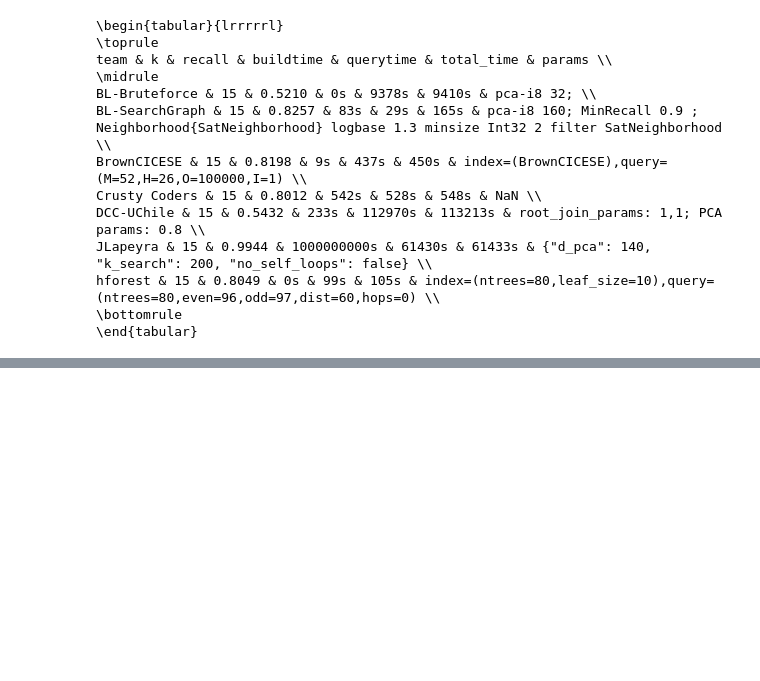
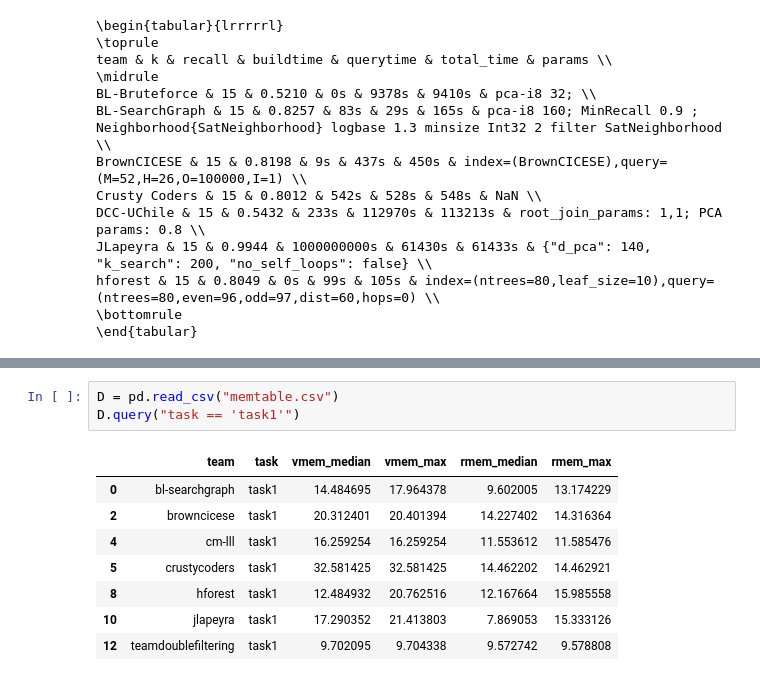
Before and after one commit to sisap-challenges/challenge2025, a Jupyter notebook: results.ipynb, the cells around one changed output, grey strips where cells are left out. Cells and saved outputs as stored; diff of their text form; blank space fills up the shorter version.

Commit message:
memtable

```diff
--- a/results.ipynb
+++ b/results.ipynb
@@ -229,0 +236,12 @@ hforest & 15 & 0.8049 & 0s & 99s & 105s & index=(ntrees=80,leaf_size=10),query=(
+# %%
+D = pd.read_csv("memtable.csv")
+D.query("task == 'task1'")
+# %% [output]
+|  | team | task | vmem_median | vmem_max | rmem_median | rmem_max |
+| 0 | bl-searchgraph | task1 | 14.484695 | 17.964378 | 9.602005 | 13.174229 |
+| 2 | browncicese | task1 | 20.312401 | 20.401394 | 14.227402 | 14.316364 |
+| 4 | cm-lll | task1 | 16.259254 | 16.259254 | 11.553612 | 11.585476 |
+| 5 | crustycoders | task1 | 32.581425 | 32.581425 | 14.462202 | 14.462921 |
+| 8 | hforest | task1 | 12.484932 | 20.762516 | 12.167664 | 15.985558 |
+| 10 | jlapeyra | task1 | 17.290352 | 21.413803 | 7.869053 | 15.333126 |
+| 12 | teamdoublefiltering | task1 | 9.702095 | 9.704338 | 9.572742 | 9.578808 |
```
Also changed, not shown: parts of 4 cells of this notebook.
